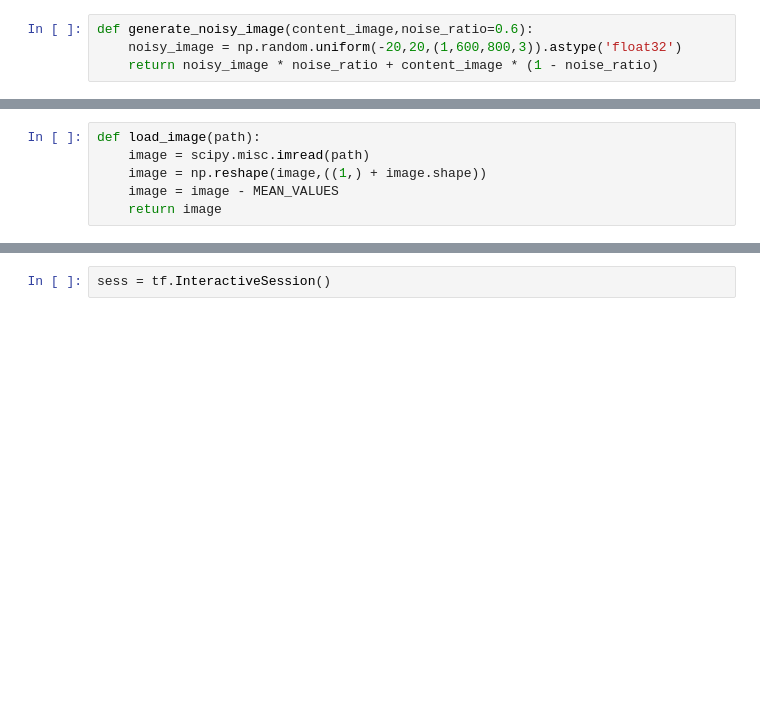
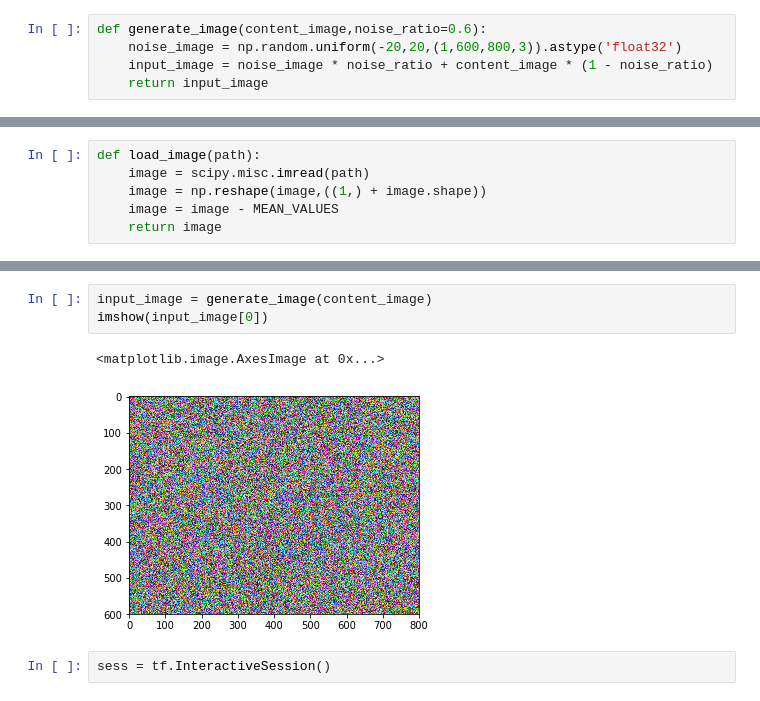
Before and after one commit to shashvat-kedia/ImageStyleTransfer, a Jupyter notebook: NeuralStyleTransfer.ipynb, the cells around one changed output, grey strips where cells are left out. Drawn from its saved outputs; the diff is of its cells as text; blank space fills up the shorter version.

```diff
--- a/NeuralStyleTransfer.ipynb
+++ b/NeuralStyleTransfer.ipynb
@@ -88,5 +93,6 @@ def style_loss(sess,model):
 # %%
-def generate_noisy_image(content_image,noise_ratio=0.6):
-    noisy_image = np.random.uniform(-20,20,(1,600,800,3)).astype('float32')
-    return noisy_image * noise_ratio + content_image * (1 - noise_ratio)
+def generate_image(content_image,noise_ratio=0.6):
+    noise_image = np.random.uniform(-20,20,(1,600,800,3)).astype('float32')
+    input_image = noise_image * noise_ratio + content_image * (1 - noise_ratio)
+    return input_image
 # %%
@@ -106,2 +124,8 @@ def save_image(path):
+# %%
+input_image = generate_image(content_image)
+imshow(input_image[0])
+# %% [output]
+<matplotlib.image.AxesImage at 0x...>
+[figure, added]
 # %%
 sess = tf.InteractiveSession()
```
Also changed, not shown: parts of 14 cells of this notebook, 2 other files.
